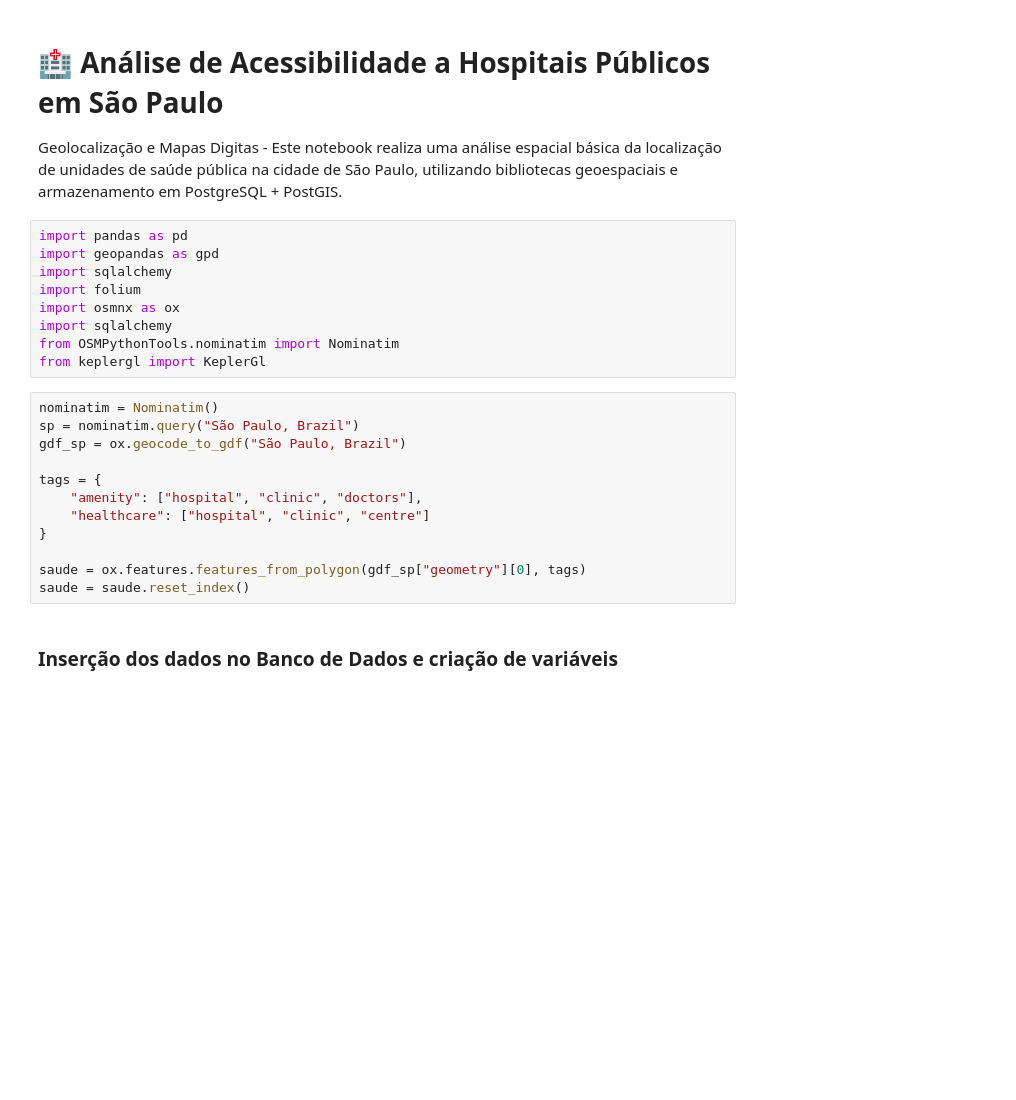
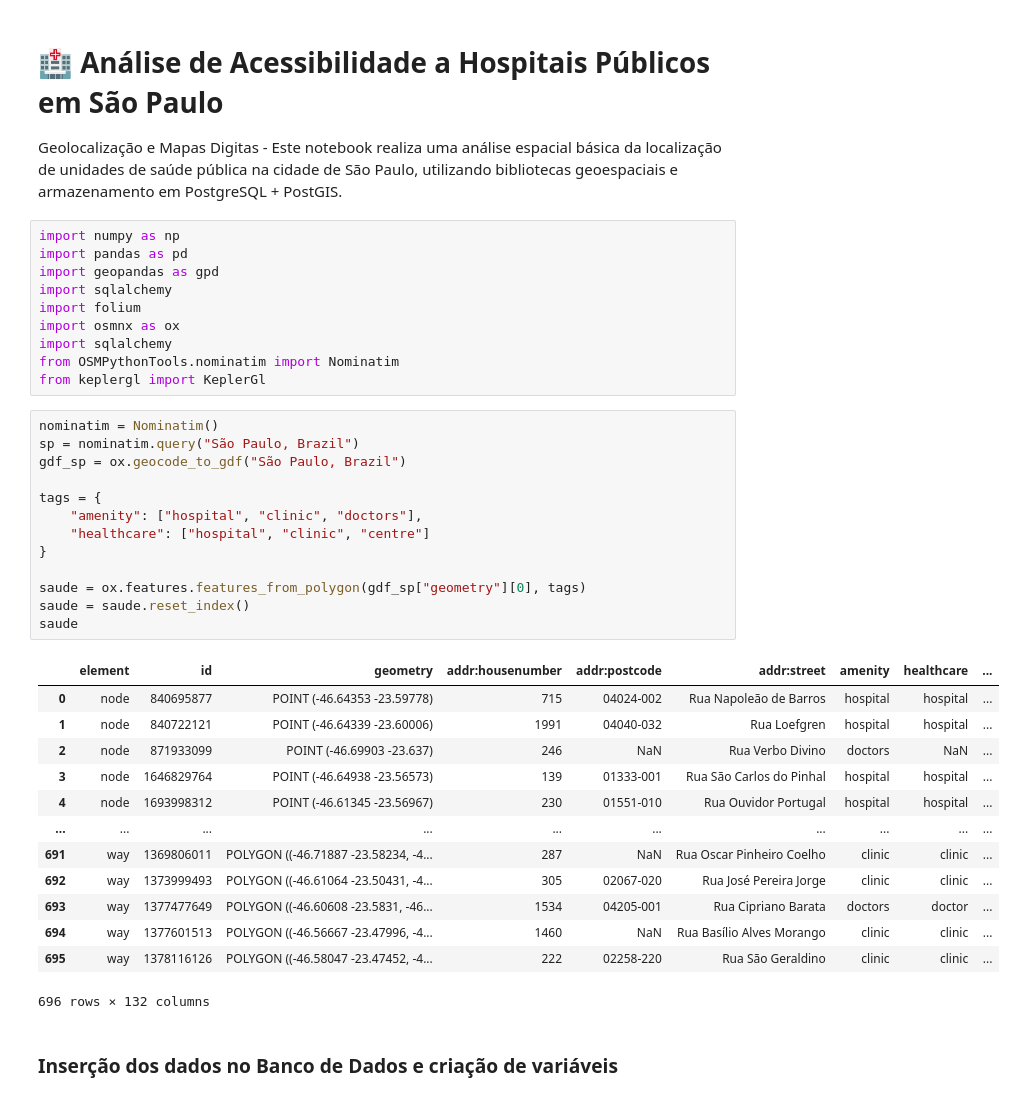
Before and after one commit to Cadu-Dias/GeoLoc_IMT_2025, a Jupyter notebook: notebooks/analise_acessibilidade_sp_simples.ipynb, the cells around one changed output. Saved outputs shown, nothing was run; the diff lists cells and outputs as text; blank space fills up the shorter version.

```diff
--- a/notebooks/analise_acessibilidade_sp_simples.ipynb
+++ b/notebooks/analise_acessibilidade_sp_simples.ipynb
@@ -3,6 +3,7 @@
 
 Geolocalização e Mapas Digitas - Este notebook realiza uma análise espacial básica da localização de unidades de saúde pública na cidade de São Paulo, utilizando bibliotecas geoespaciais e armazenamento em PostgreSQL + PostGIS.
 # %%
+import numpy as np
 import pandas as pd
 import geopandas as gpd
 import sqlalchemy
@@ -14,15 +15,30 @@ from keplergl import KeplerGl
 # %%
 nominatim = Nominatim()
 sp = nominatim.query("São Paulo, Brazil")
 gdf_sp = ox.geocode_to_gdf("São Paulo, Brazil")
 
 tags = {
     "amenity": ["hospital", "clinic", "doctors"],
     "healthcare": ["hospital", "clinic", "centre"]
 }
 
 saude = ox.features.features_from_polygon(gdf_sp["geometry"][0], tags)
 saude = saude.reset_index()
+saude
+# %% [output]
+|  | element | id | geometry | addr:housenumber | addr:postcode | addr:street | amenity | healthcare | ... |
+| 0 | node | 840695877 | POINT (-46.64353 -23.59778) | 715 | 04024-002 | Rua Napoleão de Barros | hospital | hospital | ... |
+| 1 | node | 840722121 | POINT (-46.64339 -23.60006) | 1991 | 04040-032 | Rua Loefgren | hospital | hospital | ... |
+| 2 | node | 871933099 | POINT (-46.69903 -23.637) | 246 | NaN | Rua Verbo Divino | doctors | NaN | ... |
+| 3 | node | 1646829764 | POINT (-46.64938 -23.56573) | 139 | 01333-001 | Rua São Carlos do Pinhal | hospital | hospital | ... |
+| 4 | node | 1693998312 | POINT (-46.61345 -23.56967) | 230 | 01551-010 | Rua Ouvidor Portugal | hospital | hospital | ... |
+| ... | ... | ... | ... | ... | ... | ... | ... | ... | ... |
+| 691 | way | 1369806011 | POLYGON ((-46.71887 -23.58234, -4... | 287 | NaN | Rua Oscar Pinheiro Coelho | clinic | clinic | ... |
+| 692 | way | 1373999493 | POLYGON ((-46.61064 -23.50431, -4... | 305 | 02067-020 | Rua José Pereira Jorge | clinic | clinic | ... |
+| 693 | way | 1377477649 | POLYGON ((-46.60608 -23.5831, -46... | 1534 | 04205-001 | Rua Cipriano Barata | doctors | doctor | ... |
+| 694 | way | 1377601513 | POLYGON ((-46.56667 -23.47996, -4... | 1460 | NaN | Rua Basílio Alves Morango | clinic | clinic | ... |
+| 695 | way | 1378116126 | POLYGON ((-46.58047 -23.47452, -4... | 222 | 02258-220 | Rua São Geraldino | clinic | clinic | ... |
+696 rows × 132 columns
 # %% [markdown]
 ### Inserção dos dados no Banco de Dados e criação de variáveis
 # %%
```
Also changed, not shown: parts of 16 cells of this notebook, 5 other files.
